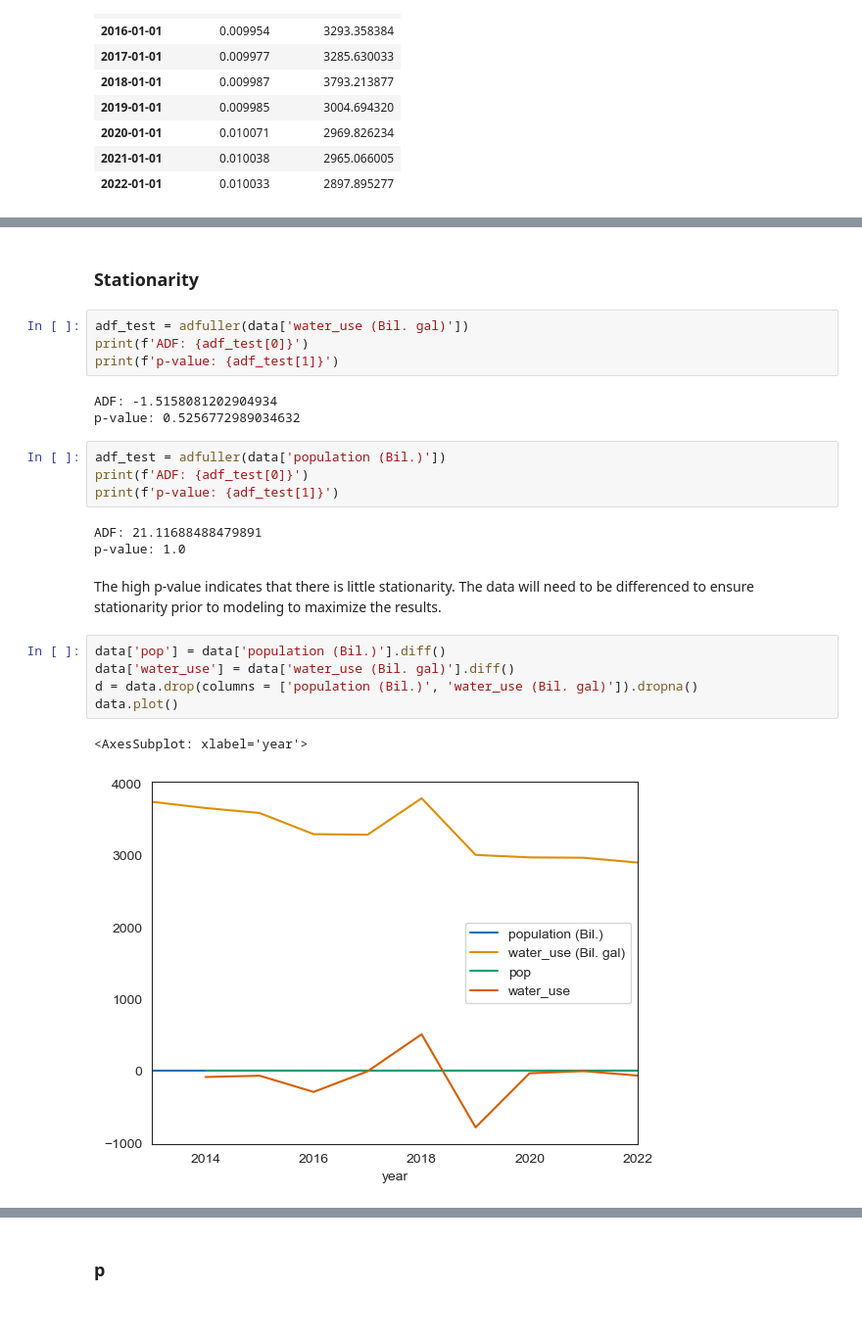
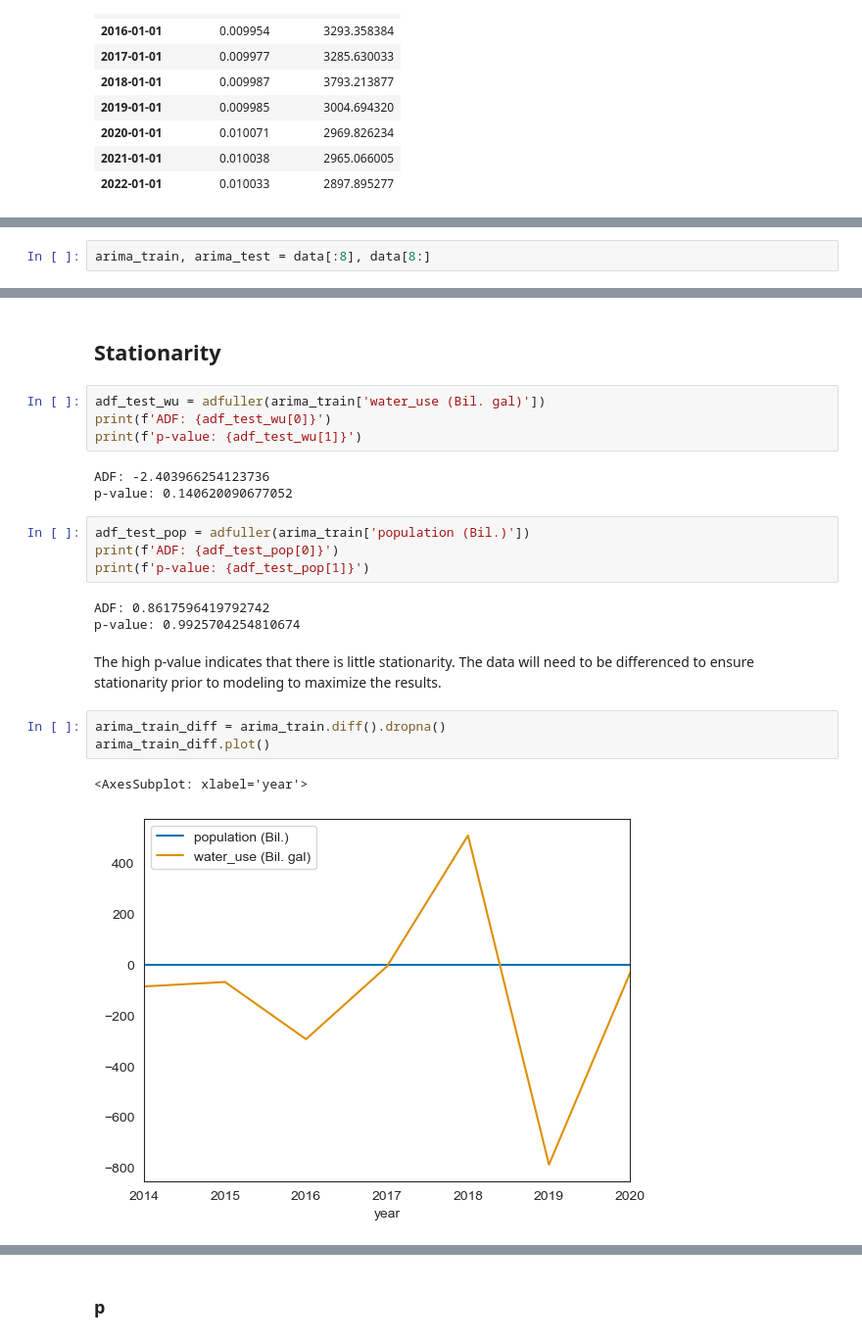
Before and after one commit to jpjavier23/michigan_water_use, a Jupyter notebook: michigan_water_use.ipynb, the cells around one changed output, grey strips where cells are left out. Shown at 98% size. Drawn from its saved outputs; the diff is of its cells as text; blank space fills up the shorter version.

Commit message:
ARIMA model complete, need to testlinear regression and knn

```diff
--- a/michigan_water_use.ipynb
+++ b/michigan_water_use.ipynb
@@ -1124,0 +1130,2 @@ AutoRegressive Integrated Moving Average (ARIMA) modeling is perfect for our dat
+# %%
+arima_train, arima_test = data[:8], data[8:]
@@ -1125,27 +1152,25 @@ AutoRegressive Integrated Moving Average (ARIMA) modeling is perfect for our dat
 # %% [markdown]
-### Stationarity
+## Stationarity
 # %%
-adf_test = adfuller(data['water_use (Bil. gal)'])
-print(f'ADF: {adf_test[0]}')
-print(f'p-value: {adf_test[1]}')
+adf_test_wu = adfuller(arima_train['water_use (Bil. gal)'])
+print(f'ADF: {adf_test_wu[0]}')
+print(f'p-value: {adf_test_wu[1]}')
 # %% [output]
-ADF: -1.5158081202904934
-p-value: 0.5256772989034632
+ADF: -2.403966254123736
+p-value: 0.140620090677052
 # %%
-adf_test = adfuller(data['population (Bil.)'])
-print(f'ADF: {adf_test[0]}')
-print(f'p-value: {adf_test[1]}')
+adf_test_pop = adfuller(arima_train['population (Bil.)'])
+print(f'ADF: {adf_test_pop[0]}')
+print(f'p-value: {adf_test_pop[1]}')
 # %% [output]
-ADF: 21.11688488479891
-p-value: 1.0
+ADF: 0.8617596419792742
+p-value: 0.9925704254810674
 # %% [markdown]
 The high p-value indicates that there is little stationarity. The data will need to be differenced to ensure stationarity prior to modeling to maximize the results.
 # %%
-data['pop'] = data['population (Bil.)'].diff()
-data['water_use'] = data['water_use (Bil. gal)'].diff()
-d = data.drop(columns = ['population (Bil.)', 'water_use (Bil. gal)']).dropna()
-data.plot()
+arima_train_diff = arima_train.diff().dropna()
+arima_train_diff.plot()
 # %% [output]
 <AxesSubplot: xlabel='year'>
-[figure, old version]
+[figure, new version]
 # %%
```
Also changed, not shown: parts of 44 cells of this notebook.
